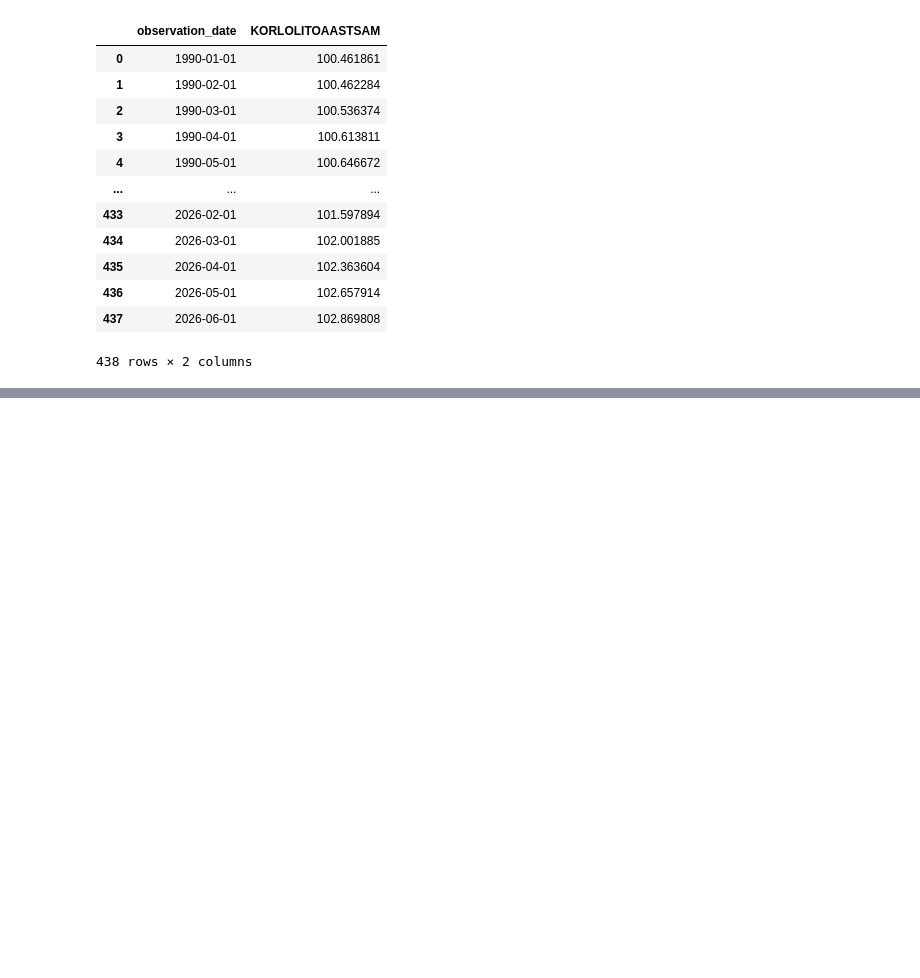
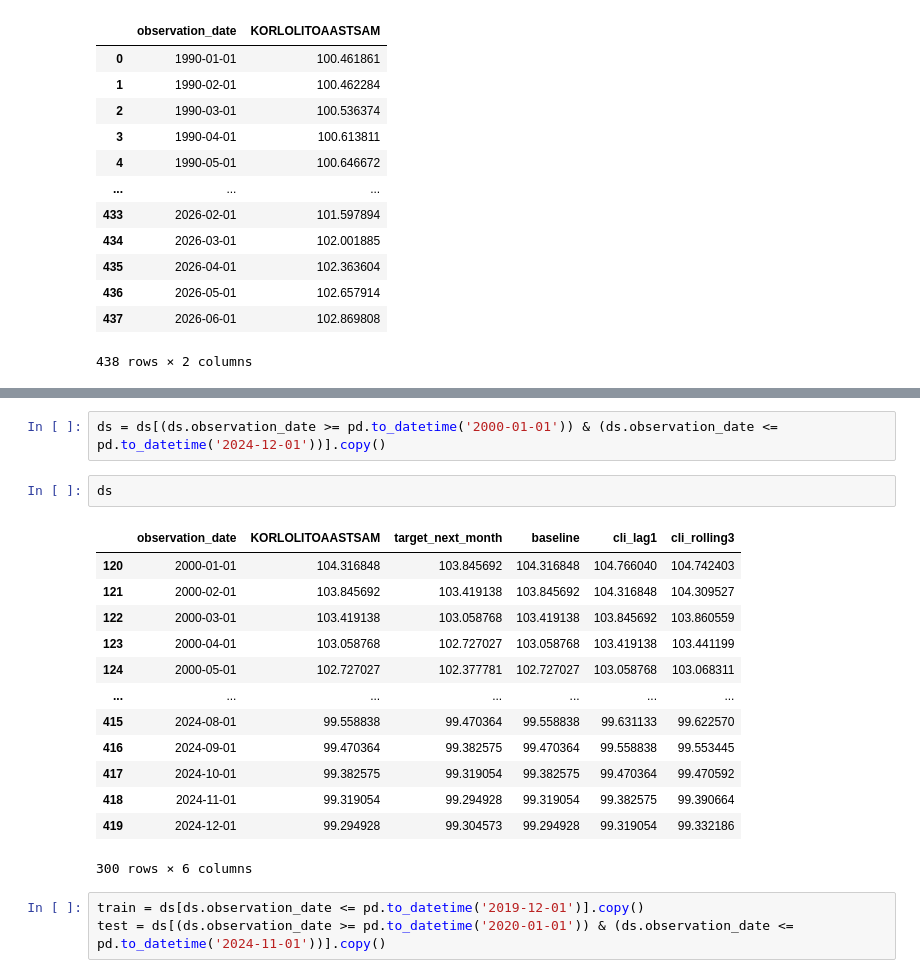
Before and after one commit to prestige-kim/ML_Modeling, a Jupyter notebook: answers/code/week4/week4_transfer.ipynb, the cells around one changed output, grey strips where cells are left out. Drawn from its saved outputs; the diff is of its cells as text; blank space fills up the shorter version.

```diff
--- a/answers/code/week4/week4_transfer.ipynb
+++ b/answers/code/week4/week4_transfer.ipynb
@@ -82,0 +134,21 @@ dtype('float64')
+# %%
+ds = ds[(ds.observation_date >= pd.to_datetime('2000-01-01')) & (ds.observation_date <= pd.to_datetime('2024-12-01'))].copy()
+# %%
+ds
+# %% [output]
+|  | observation_date | KORLOLITOAASTSAM | target_next_month | baseline | cli_lag1 | cli_rolling3 |
+| 120 | 2000-01-01 | 104.316848 | 103.845692 | 104.316848 | 104.766040 | 104.742403 |
+| 121 | 2000-02-01 | 103.845692 | 103.419138 | 103.845692 | 104.316848 | 104.309527 |
+| 122 | 2000-03-01 | 103.419138 | 103.058768 | 103.419138 | 103.845692 | 103.860559 |
+| 123 | 2000-04-01 | 103.058768 | 102.727027 | 103.058768 | 103.419138 | 103.441199 |
+| 124 | 2000-05-01 | 102.727027 | 102.377781 | 102.727027 | 103.058768 | 103.068311 |
+| ... | ... | ... | ... | ... | ... | ... |
+| 415 | 2024-08-01 | 99.558838 | 99.470364 | 99.558838 | 99.631133 | 99.622570 |
+| 416 | 2024-09-01 | 99.470364 | 99.382575 | 99.470364 | 99.558838 | 99.553445 |
+| 417 | 2024-10-01 | 99.382575 | 99.319054 | 99.382575 | 99.470364 | 99.470592 |
+| 418 | 2024-11-01 | 99.319054 | 99.294928 | 99.319054 | 99.382575 | 99.390664 |
+| 419 | 2024-12-01 | 99.294928 | 99.304573 | 99.294928 | 99.319054 | 99.332186 |
+300 rows × 6 columns
+# %%
+train = ds[ds.observation_date <= pd.to_datetime('2019-12-01')].copy()
+test = ds[(ds.observation_date >= pd.to_datetime('2020-01-01')) & (ds.observation_date <= pd.to_datetime('2024-11-01'))].copy()
```
Also changed, not shown: parts of 16 cells of this notebook, 8 other files.
